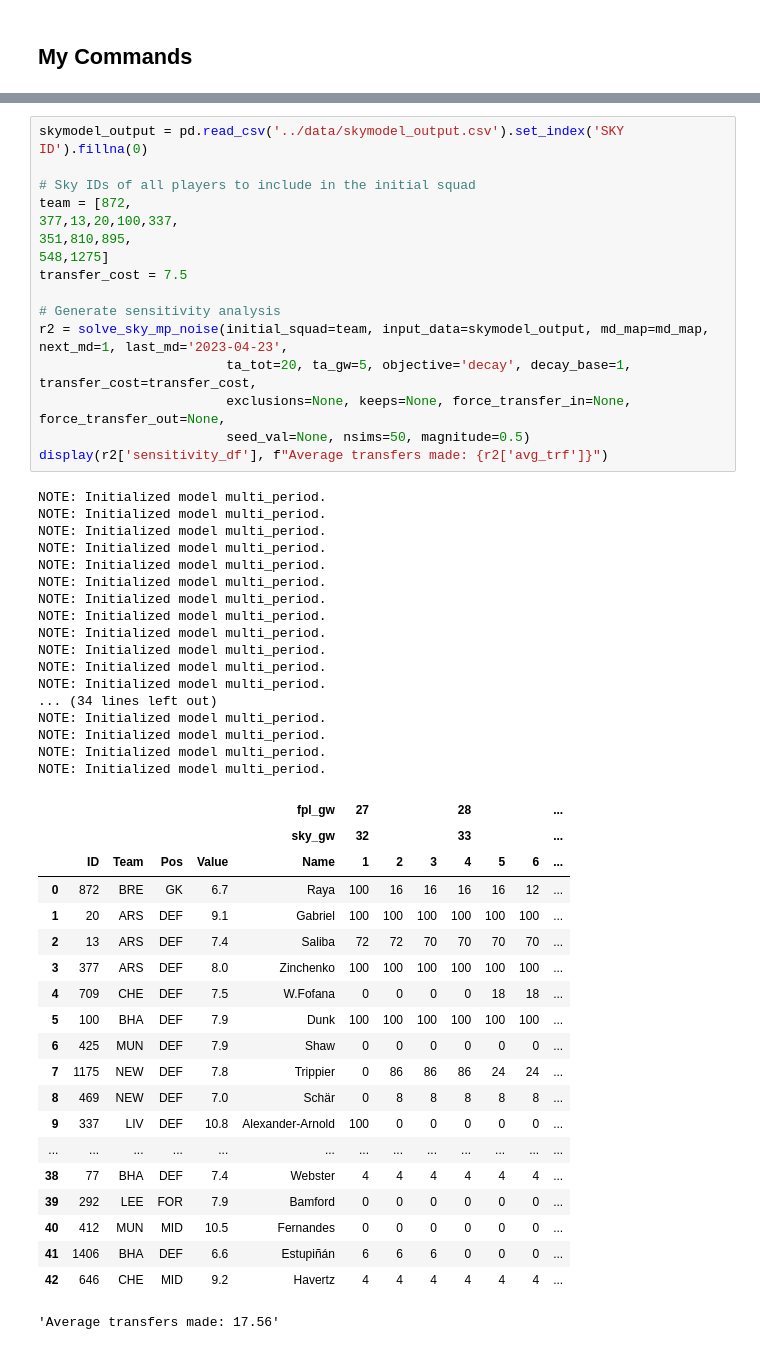
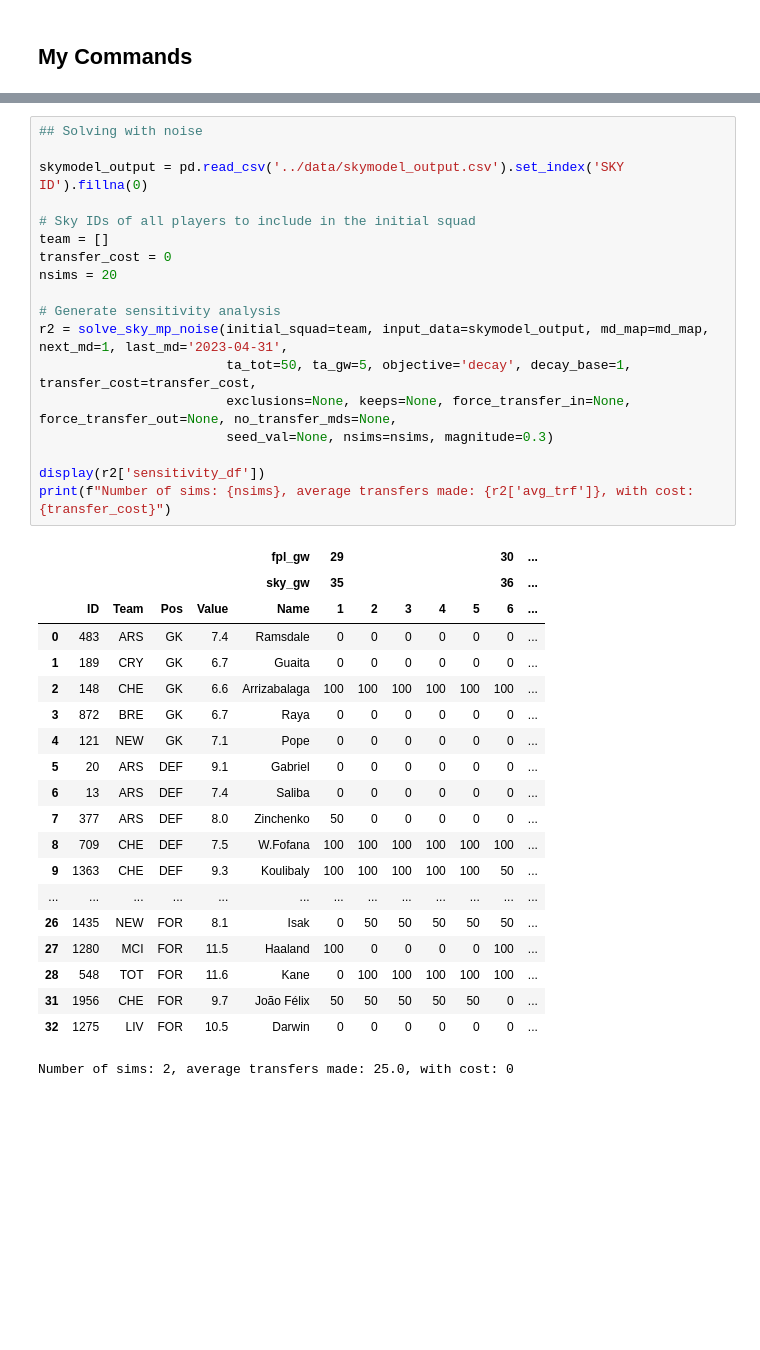
Before and after one commit to SamTroy/SkyFF_Optimization, a Jupyter notebook: notebooks/sky_opt_v1.ipynb, the cells around one changed output, grey strips where cells are left out. Drawn from its saved outputs; the diff is of its cells as text; blank space fills up the shorter version.

```diff
--- a/notebooks/sky_opt_v1.ipynb
+++ b/notebooks/sky_opt_v1.ipynb
@@ -866,54 +899,39 @@ NOTE: Initialized model multi_period.
 # %%
+## Solving with noise
+
 skymodel_output = pd.read_csv('../data/skymodel_output.csv').set_index('SKY ID').fillna(0)
 
 # Sky IDs of all players to include in the initial squad
-team = [872,
-377,13,20,100,337,
-351,810,895,
-548,1275]
-transfer_cost = 7.5
+team = []
+transfer_cost = 0
+nsims = 20
 
 # Generate sensitivity analysis
-r2 = solve_sky_mp_noise(initial_squad=team, input_data=skymodel_output, md_map=md_map, next_md=1, last_md='2023-04-23',
-                        ta_tot=20, ta_gw=5, objective='decay', decay_base=1, transfer_cost=transfer_cost,
-                        exclusions=None, keeps=None, force_transfer_in=None, force_transfer_out=None,
-                        seed_val=None, nsims=50, magnitude=0.5)
-display(r2['sensitivity_df'], f"Average transfers made: {r2['avg_trf']}")
+r2 = solve_sky_mp_noise(initial_squad=team, input_data=skymodel_output, md_map=md_map, next_md=1, last_md='2023-04-31',
+                        ta_tot=50, ta_gw=5, objective='decay', decay_base=1, transfer_cost=transfer_cost,
+                        exclusions=None, keeps=None, force_transfer_in=None, force_transfer_out=None, no_transfer_mds=None,
+                        seed_val=None, nsims=nsims, magnitude=0.3)
+
+display(r2['sensitivity_df'])
+print(f"Number of sims: {nsims}, average transfers made: {r2['avg_trf']}, with cost: {transfer_cost}")
 # %% [output]
+|  |  |  |  |  | fpl_gw | 29 |  |  |  |  | 30 | ... |
+|  |  |  |  |  | sky_gw | 35 |  |  |  |  | 36 | ... |
+|  | ID | Team | Pos | Value | Name | 1 | 2 | 3 | 4 | 5 | 6 | ... |
+| 0 | 483 | ARS | GK | 7.4 | Ramsdale | 0 | 0 | 0 | 0 | 0 | 0 | ... |
+| 1 | 189 | CRY | GK | 6.7 | Guaita | 0 | 0 | 0 | 0 | 0 | 0 | ... |
+| 2 | 148 | CHE | GK | 6.6 | Arrizabalaga | 100 | 100 | 100 | 100 | 100 | 100 | ... |
+| 3 | 872 | BRE | GK | 6.7 | Raya | 0 | 0 | 0 | 0 | 0 | 0 | ... |
+| 4 | 121 | NEW | GK | 7.1 | Pope | 0 | 0 | 0 | 0 | 0 | 0 | ... |
+| 5 | 20 | ARS | DEF | 9.1 | Gabriel | 0 | 0 | 0 | 0 | 0 | 0 | ... |
+| 6 | 13 | ARS | DEF | 7.4 | Saliba | 0 | 0 | 0 | 0 | 0 | 0 | ... |
+| 7 | 377 | ARS | DEF | 8.0 | Zinchenko | 50 | 0 | 0 | 0 | 0 | 0 | ... |
+| 8 | 709 | CHE | DEF | 7.5 | W.Fofana | 100 | 100 | 100 | 100 | 100 | 100 | ... |
+| 9 | 1363 | CHE | DEF | 9.3 | Koulibaly | 100 | 100 | 100 | 100 | 100 | 50 | ... |
+| ... | ... | ... | ... | ... | ... | ... | ... | ... | ... | ... | ... | ... |
+| 26 | 1435 | NEW | FOR | 8.1 | Isak | 0 | 50 | 50 | 50 | 50 | 50 | ... |
+| 27 | 1280 | MCI | FOR | 11.5 | Haaland | 100 | 0 | 0 | 0 | 0 | 100 | ... |
+| 28 | 548 | TOT | FOR | 11.6 | Kane | 0 | 100 | 100 | 100 | 100 | 100 | ... |
+| 31 | 1956 | CHE | FOR | 9.7 | João Félix | 50 | 50 | 50 | 50 | 50 | 0 | ... |
+| 32 | 1275 | LIV | FOR | 10.5 | Darwin | 0 | 0 | 0 | 0 | 0 | 0 | ... |
-NOTE: Initialized model multi_period.
-NOTE: Initialized model multi_period.
-NOTE: Initialized model multi_period.
-NOTE: Initialized model multi_period.
-NOTE: Initialized model multi_period.
-NOTE: Initialized model multi_period.
-NOTE: Initialized model multi_period.
-NOTE: Initialized model multi_period.
-NOTE: Initialized model multi_period.
-NOTE: Initialized model multi_period.
-NOTE: Initialized model multi_period.
-NOTE: Initialized model multi_period.
-... (34 lines left out)
-NOTE: Initialized model multi_period.
-NOTE: Initialized model multi_period.
-NOTE: Initialized model multi_period.
-NOTE: Initialized model multi_period.
+Number of sims: 2, average transfers made: 25.0, with cost: 0
-|  |  |  |  |  | fpl_gw | 27 |  |  | 28 |  |  | ... |
-|  |  |  |  |  | sky_gw | 32 |  |  | 33 |  |  | ... |
-|  | ID | Team | Pos | Value | Name | 1 | 2 | 3 | 4 | 5 | 6 | ... |
-| 0 | 872 | BRE | GK | 6.7 | Raya | 100 | 16 | 16 | 16 | 16 | 12 | ... |
-| 1 | 20 | ARS | DEF | 9.1 | Gabriel | 100 | 100 | 100 | 100 | 100 | 100 | ... |
-| 2 | 13 | ARS | DEF | 7.4 | Saliba | 72 | 72 | 70 | 70 | 70 | 70 | ... |
-| 3 | 377 | ARS | DEF | 8.0 | Zinchenko | 100 | 100 | 100 | 100 | 100 | 100 | ... |
-| 4 | 709 | CHE | DEF | 7.5 | W.Fofana | 0 | 0 | 0 | 0 | 18 | 18 | ... |
-| 5 | 100 | BHA | DEF | 7.9 | Dunk | 100 | 100 | 100 | 100 | 100 | 100 | ... |
-| 6 | 425 | MUN | DEF | 7.9 | Shaw | 0 | 0 | 0 | 0 | 0 | 0 | ... |
-| 7 | 1175 | NEW | DEF | 7.8 | Trippier | 0 | 86 | 86 | 86 | 24 | 24 | ... |
-| 8 | 469 | NEW | DEF | 7.0 | Schär | 0 | 8 | 8 | 8 | 8 | 8 | ... |
-| 9 | 337 | LIV | DEF | 10.8 | Alexander-Arnold | 100 | 0 | 0 | 0 | 0 | 0 | ... |
-| ... | ... | ... | ... | ... | ... | ... | ... | ... | ... | ... | ... | ... |
-| 38 | 77 | BHA | DEF | 7.4 | Webster | 4 | 4 | 4 | 4 | 4 | 4 | ... |
-| 39 | 292 | LEE | FOR | 7.9 | Bamford | 0 | 0 | 0 | 0 | 0 | 0 | ... |
-| 40 | 412 | MUN | MID | 10.5 | Fernandes | 0 | 0 | 0 | 0 | 0 | 0 | ... |
-| 41 | 1406 | BHA | DEF | 6.6 | Estupiñán | 6 | 6 | 6 | 0 | 0 | 0 | ... |
-| 42 | 646 | CHE | MID | 9.2 | Havertz | 4 | 4 | 4 | 4 | 4 | 4 | ... |
-'Average transfers made: 17.56'
```
Also changed, not shown: parts of 5 cells of this notebook, 2 other files.
